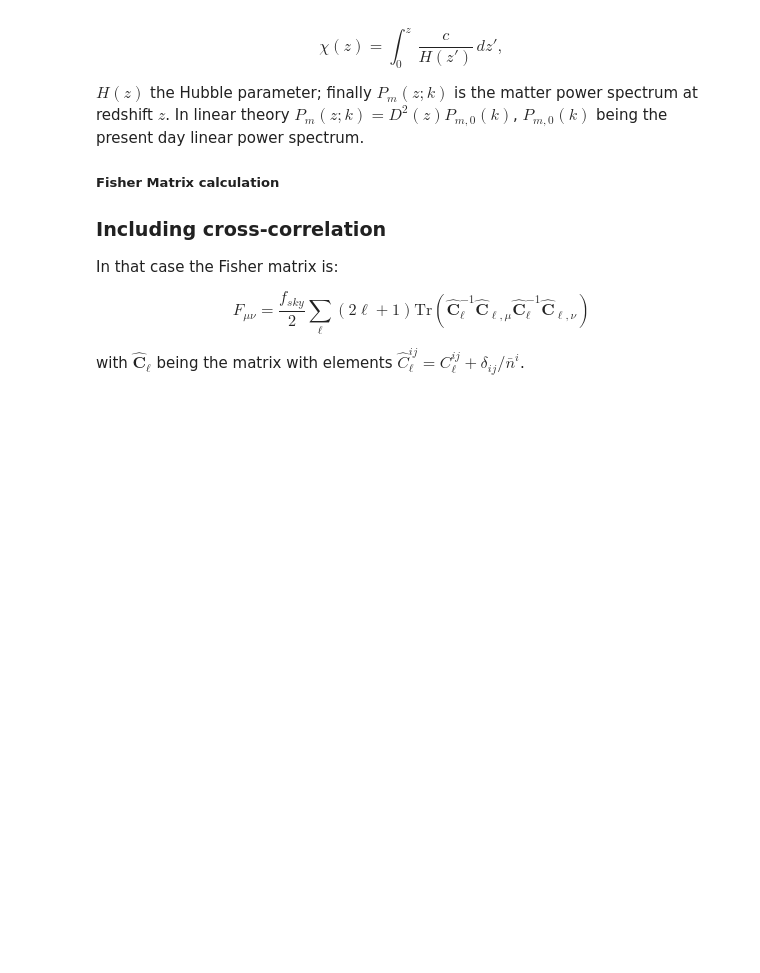
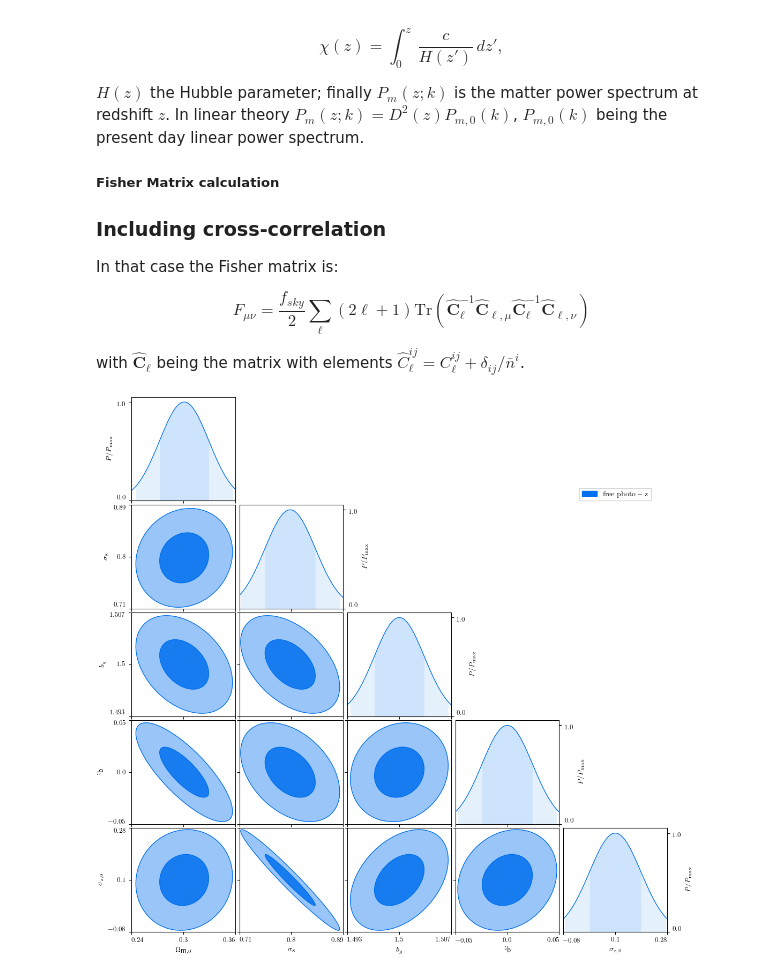
Before and after one commit to dtanoglidis/Photo_Z_project, a Jupyter notebook: Multiple_bins_WITH_cross_correlation_free_photo_z_params.ipynb, the cells around one changed output. Cells and saved outputs as stored; diff of their text form; code cells hidden in the pictures; blank space fills up the shorter version.

```diff
--- a/Multiple_bins_WITH_cross_correlation_free_photo_z_params.ipynb
+++ b/Multiple_bins_WITH_cross_correlation_free_photo_z_params.ipynb
@@ -518,8 +518,8 @@ def z_bk_der_C_l_ij(z_i_1 ,z_f_1 ,z_i_2, z_f_2, i_bin, j_bin, k_bin, sig_z, z_b_
 
         z_b_der = np.zeros(ls.shape)
 
-    #======================================================================
-    # Now consider the case where at least of the bins coincides with bin_k
+        #======================================================================
+        # Now consider the case where at least of the bins coincides with bin_k
     else:
         #Define deltas
         if (i_bin == k_bin):
@@ -565,7 +565,7 @@ def z_bk_der_C_l_ij(z_i_1 ,z_f_1 ,z_i_2, z_f_2, i_bin, j_bin, k_bin, sig_z, z_b_
             w[:]=1
             w[k<1e-4]=0
             w[k>=kmax]=0
-            z_b_der[i] = np.dot(dz, w*cosmo.PK.P(zarray, k, grid=False)*prefact)
+            z_b_der[i] = np.dot(dz, w*cosmo.PK.P(z, k, grid=False)*prefact)
 
     #===================================================================================
     # Retrurn the array of the derivative of C_l_ij w/r to z_b
@@ -599,8 +599,8 @@ def sig_z_der_C_l_ij(z_i_1,z_f_1,z_i_2,z_f_2, sig_z, z_b_1, z_b_2, b_g_1, b_g_2,
 
     alpha_sig = 0.01
 
-    C_sig_z_1 = C_l_i(z_i_1,z_f_1,z_i_2,z_f_2, sig_z + alpha_sig, z_b_1, z_b_2, b_g_1, b_g_2, Omega_m, sig_8, z_0, a, b)[1]
-    C_sig_z_2 = C_l_i(z_i_1,z_f_1,z_i_2,z_f_2, sig_z - alpha_sig, z_b_1, z_b_2, b_g_1, b_g_2, Omega_m , sig_8, z_0, a, b)[1]
+    C_sig_z_1 = C_l_ij(z_i_1,z_f_1,z_i_2,z_f_2, sig_z + alpha_sig, z_b_1, z_b_2, b_g_1, b_g_2, Omega_m, sig_8, z_0, a, b)[1]
+    C_sig_z_2 = C_l_ij(z_i_1,z_f_1,z_i_2,z_f_2, sig_z - alpha_sig, z_b_1, z_b_2, b_g_1, b_g_2, Omega_m , sig_8, z_0, a, b)[1]
 
     sig_z_der = (C_sig_z_1 - C_sig_z_2)/(2.0*alpha_sig)
     return sig_z_der
@@ -876,0 +995,12 @@ def Fisher_calculator(z_init, z_end, N_bins, f_sky, sig_z, N_gal_tot, z_0, a, b)
+# %%
+z_init = 0.4
+z_final = 0.6
+sig_z = 0.1
+f_sky = 4580.0/41253.0
+N_gal_tot = 2.8e7
+N_bins = 1
+z_0 = 0.5
+a = 2.0
+b = 2.0
+
+Fisher = Fisher_calculator(z_init, z_final, N_bins, sig_z, f_sky, N_gal_tot, z_0, a, b)
@@ -876,0 +1025,23 @@ def Fisher_calculator(z_init, z_end, N_bins, f_sky, sig_z, N_gal_tot, z_0, a, b)
+# %%
+import matplotlib.pyplot as plt
+matrix = Fisher
+from code.plot_utils import plot_pretty
+# %%
+param_names = ['$\Omega_{\mbox{m},0}$', '$\sigma_8$', '$b_g$','$z_{\mbox{b}}$', '$\sigma_{z,0}$']
+
+fiducial = [0.301, 0.798, 1.5, 0.0, 0.1]
+
+fisher = fm.fisher_matrix(fisher_matrix=matrix, fiducial = fiducial, param_names=param_names )
+fisher.name = 'free photo-z'
+
+fisher_list = fpa.CosmicFish_FisherAnalysis()
+fisher_list.add_fisher_matrix([fisher])
+fisher_plotter = fp.CosmicFishPlotter(fishers=fisher_list)
+
+fisher_plotter.new_plot()
+fisher_plotter.plot_tri()
+fisher_plotter.export('free_phot.pdf', dpi=100)
+fisher_plotter.export('free_phot.png', dpi=100)
+IPython.display.Image(filename='free_phot.png',unconfined=True)
+# %% [output]
+[figure, added]
```
Also changed, not shown: parts of 4 cells of this notebook.
